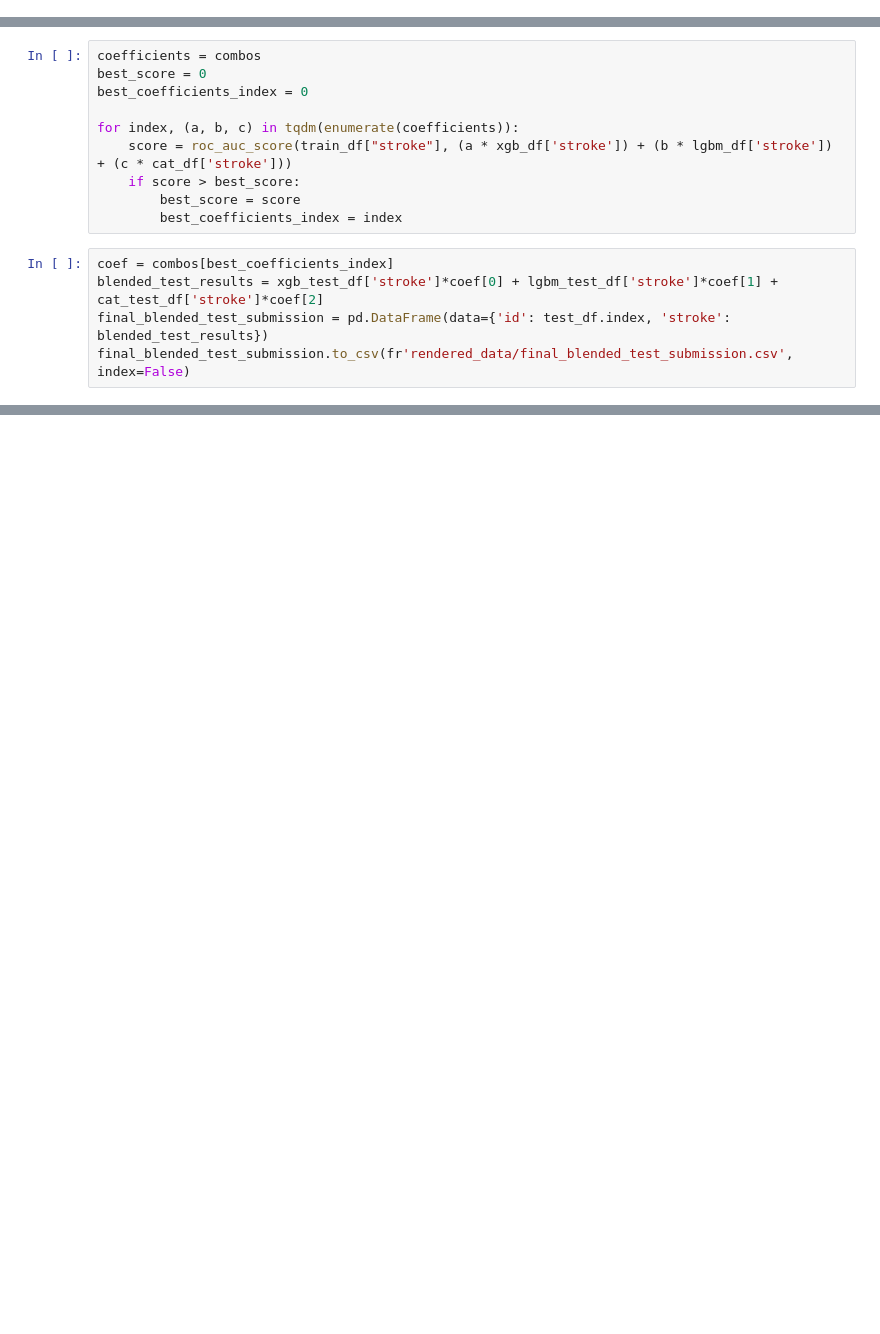
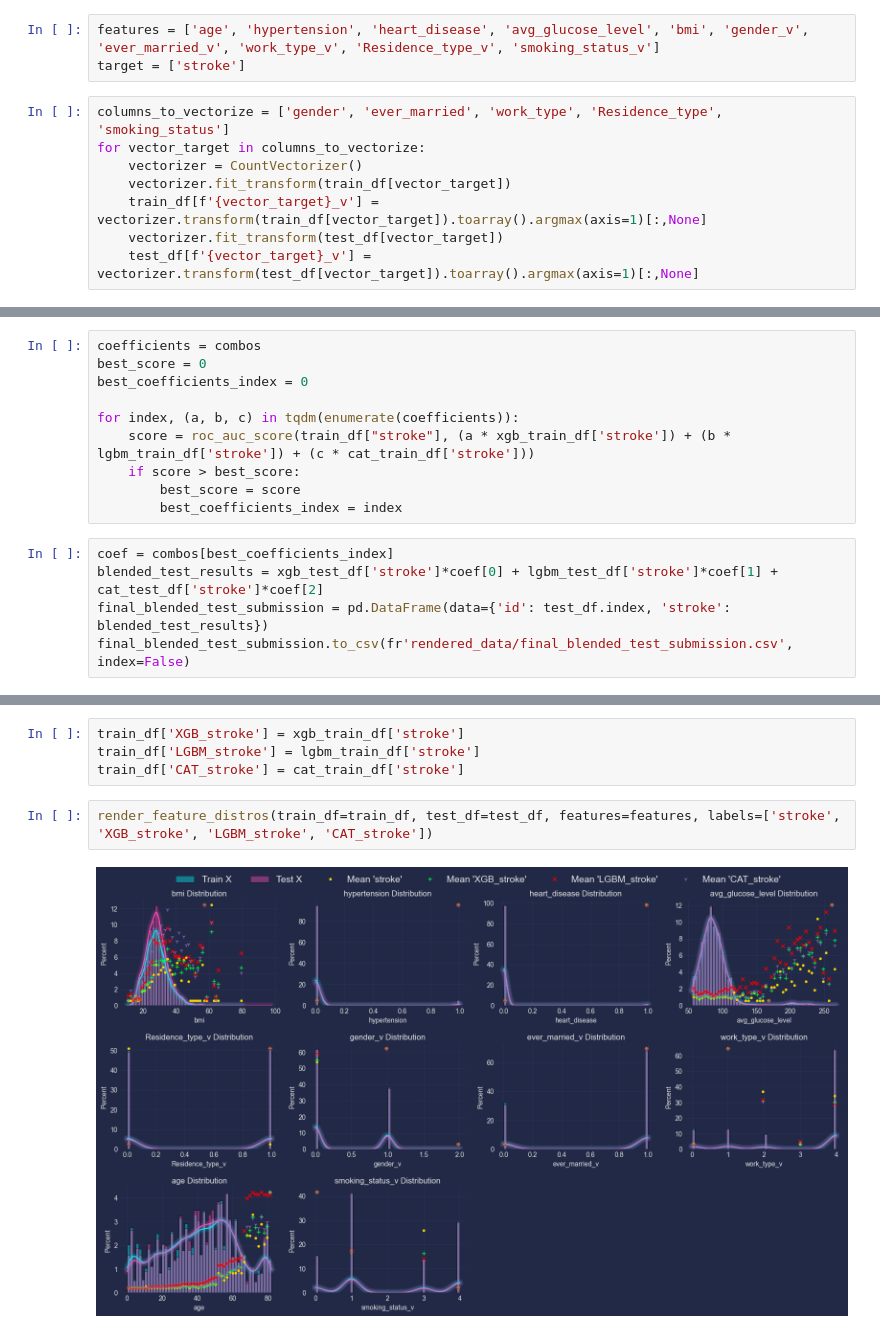
Before and after one commit to darkmatter2222/Kaggle_Tabular_Playground_Series-ML, a Jupyter notebook: Jan-2023-S2/pipelines/Blending_ROC-AUC.ipynb, the cells around one changed output, grey strips where cells are left out. Cells and saved outputs as stored; diff of their text form; blank space fills up the shorter version.

```diff
--- a/Jan-2023-S2/pipelines/Blending_ROC-AUC.ipynb
+++ b/Jan-2023-S2/pipelines/Blending_ROC-AUC.ipynb
@@ -22,6 +39,17 @@ cat_train_df = pd.read_csv(r'rendered_data/CAT_train_submission.csv', index_col=
 xgb_test_df = pd.read_csv(r'rendered_data/XGB_test_submission.csv', index_col=0)
 lgbm_test_df = pd.read_csv(r'rendered_data/LGBM_test_submission.csv', index_col=0)
 cat_test_df = pd.read_csv(r'rendered_data/CAT_test_submission.csv', index_col=0)
+# %%
+features = ['age', 'hypertension', 'heart_disease', 'avg_glucose_level', 'bmi', 'gender_v', 'ever_married_v', 'work_type_v', 'Residence_type_v', 'smoking_status_v']
+target = ['stroke']
+# %%
+columns_to_vectorize = ['gender', 'ever_married', 'work_type', 'Residence_type', 'smoking_status']
+for vector_target in columns_to_vectorize:
+    vectorizer = CountVectorizer()
+    vectorizer.fit_transform(train_df[vector_target])
+    train_df[f'{vector_target}_v'] = vectorizer.transform(train_df[vector_target]).toarray().argmax(axis=1)[:,None]
+    vectorizer.fit_transform(test_df[vector_target])
+    test_df[f'{vector_target}_v'] = vectorizer.transform(test_df[vector_target]).toarray().argmax(axis=1)[:,None]
 # %%
 def roc_auc_score(y_valid, preds):
     fpr, tpr, _ = roc_curve(y_valid, preds)
@@ -45,7 +73,7 @@ best_score = 0
 best_coefficients_index = 0
 
 for index, (a, b, c) in tqdm(enumerate(coefficients)):
-    score = roc_auc_score(train_df["stroke"], (a * xgb_df['stroke']) + (b * lgbm_df['stroke']) + (c * cat_df['stroke']))
+    score = roc_auc_score(train_df["stroke"], (a * xgb_train_df['stroke']) + (b * lgbm_train_df['stroke']) + (c * cat_train_df['stroke']))
     if score > best_score:
         best_score = score
         best_coefficients_index = index
@@ -56,0 +154,8 @@ final_blended_test_submission.to_csv(fr'rendered_data/final_blended_test_submiss
+# %%
+train_df['XGB_stroke'] = xgb_train_df['stroke']
+train_df['LGBM_stroke'] = lgbm_train_df['stroke']
+train_df['CAT_stroke'] = cat_train_df['stroke']
+# %%
+render_feature_distros(train_df=train_df, test_df=test_df, features=features, labels=['stroke', 'XGB_stroke', 'LGBM_stroke', 'CAT_stroke'])
+# %% [output]
+[figure, added]
```
Also changed, not shown: parts of 2 cells of this notebook, 11 other files.
